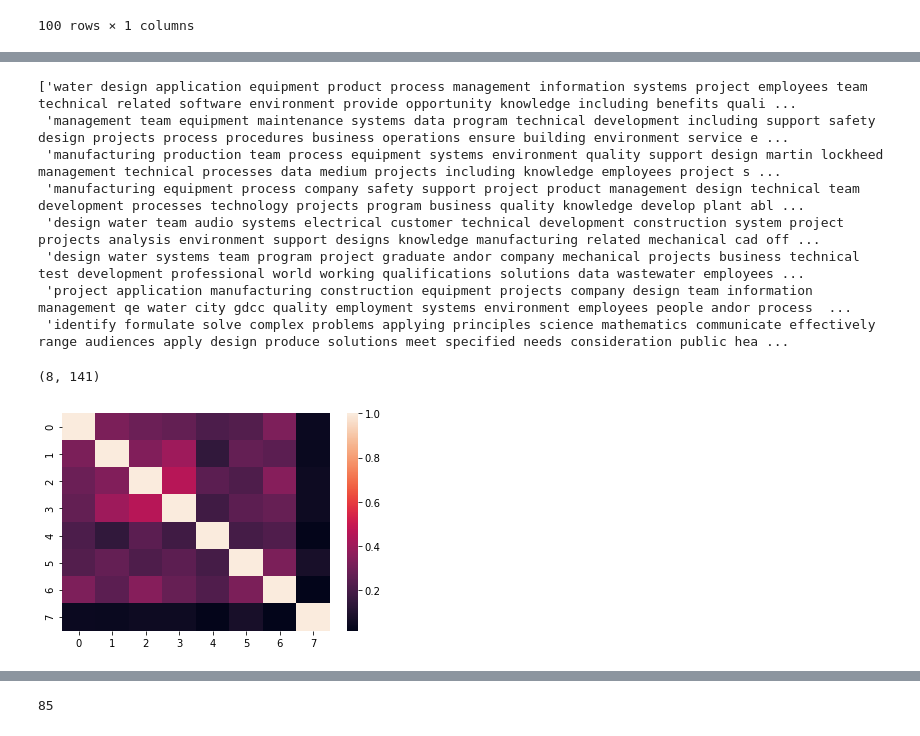
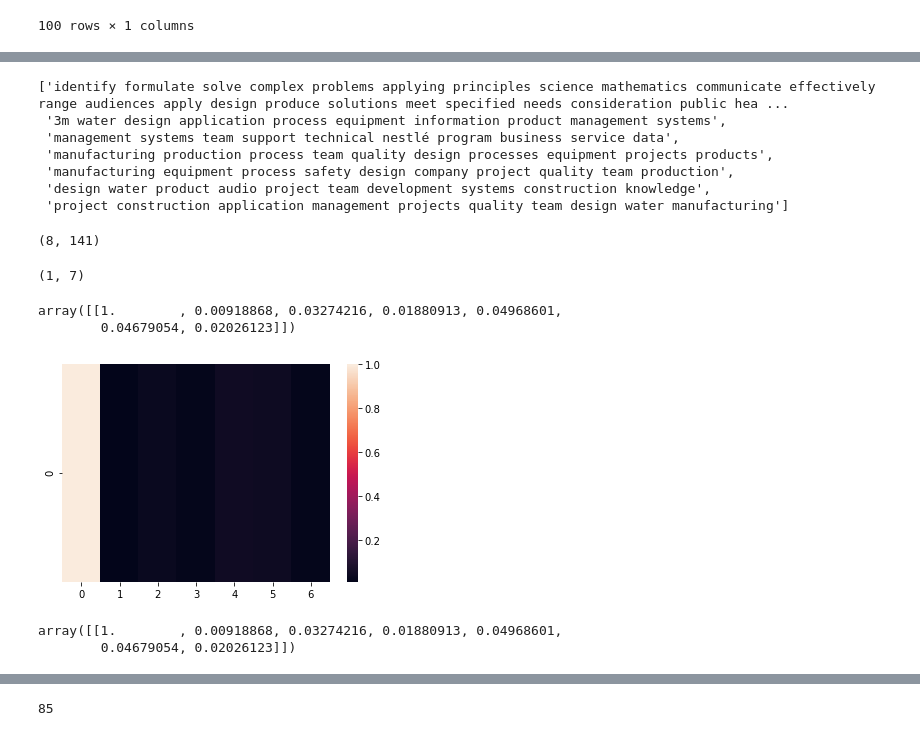
Before and after one commit to kjar0/516X-Final, a Jupyter notebook: ABE_comp_job.ipynb, the cells around one changed output, grey strips where cells are left out. Drawn from its saved outputs; the diff is of its cells as text; code cells hidden in the pictures.

Commit message:
added euclidian, tweaking search to hopefully improve response. I've been flagged though sigh

```diff
--- a/ABE_comp_job.ipynb
+++ b/ABE_comp_job.ipynb
@@ -254,26 +253,37 @@ abe_competencies = ' '.join(abe_comp['Outcome'])
 # utilize text cleaning function to remove non-keywords
 clean_abe_comp = clean_post(abe_competencies)
 jobncomp_4vec = ""
-jobncomp_4vec = job_skill_4vec + [clean_abe_comp]
+jobncomp_4vec = [clean_abe_comp] + job_skill_4vec
 display(jobncomp_4vec)
 # %% [output]
-['water design application equipment product process management information systems project employees team technical related software environment provide opportunity knowledge including benefits quali ...
- 'management team equipment maintenance systems data program technical development including support safety design projects process procedures business operations ensure building environment service e ...
- 'manufacturing production team process equipment systems environment quality support design martin lockheed management technical processes data medium projects including knowledge employees project s ...
- 'manufacturing equipment process company safety support project product management design technical team development processes technology projects program business quality knowledge develop plant abl ...
- 'design water team audio systems electrical customer technical development construction system project projects analysis environment support designs knowledge manufacturing related mechanical cad off ...
- 'design water systems team program project graduate andor company mechanical projects business technical test development professional world working qualifications solutions data wastewater employees ...
- 'project application manufacturing construction equipment projects company design team information management qe water city gdcc quality employment systems environment employees people andor process  ...
- 'identify formulate solve complex problems applying principles science mathematics communicate effectively range audiences apply design produce solutions meet specified needs consideration public hea ...
+['identify formulate solve complex problems applying principles science mathematics communicate effectively range audiences apply design produce solutions meet specified needs consideration public hea ...
+ '3m water design application process equipment information product management systems',
+ 'management systems team support technical nestlé program business service data',
+ 'manufacturing production process team quality design processes equipment projects products',
+ 'manufacturing equipment process safety design company project quality team production',
+ 'design water product audio project team development systems construction knowledge',
+ 'project construction application management projects quality team design water manufacturing']
-# %%
-## fit with job postings, transform student outcomes
-tfidf_v = TfidfVectorizer()
-jfit = tfidf_v.fit(job_skill_4vec)
-ctransformed = tfidf_v.transform([clean_abe_comp])
-vec = jtransformed.toarray()
-csim = cosine_similarity(vec)
-sns.heatmap(csim)
-vec.shape
-# %% [output]
-(8, 141)
-[figure, removed]
+# %%
+# initialize vector and find TF-IDF matrix for each document
+tfidf_v = TfidfVectorizer()
+t_matrix = tfidf_v.fit_transform(jobncomp_4vec)
+# understanding output: 1 row per document, each column represents a tf-idf term
+print(t_vec.shape)
+# find cosine similarity between competencies and key terms from job descriptions
+csim = cosine_similarity(t_matrix[0:1], t_matrix)
+display(csim.shape)
+sns.heatmap(csim)
+display(csim)
+# %% [output]
+(8, 141)
+(1, 7)
+array([[1.        , 0.00918868, 0.03274216, 0.01880913, 0.04968601,
+        0.04679054, 0.02026123]])
+[figure, added]
+# %%
+# find euclidian distance between competencies and job descriptions
+edist = cosine_similarity(t_matrix[0:1], t_matrix)
+edist
+# %% [output]
+array([[1.        , 0.00918868, 0.03274216, 0.01880913, 0.04968601,
+        0.04679054, 0.02026123]])
```
Also changed, not shown: parts of 8 cells of this notebook.
